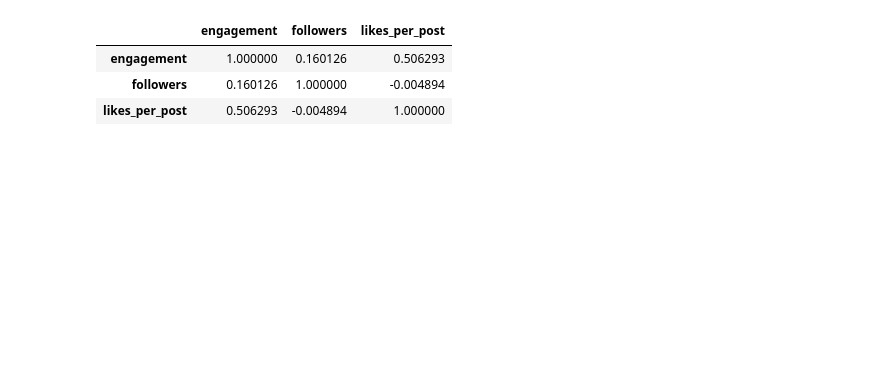
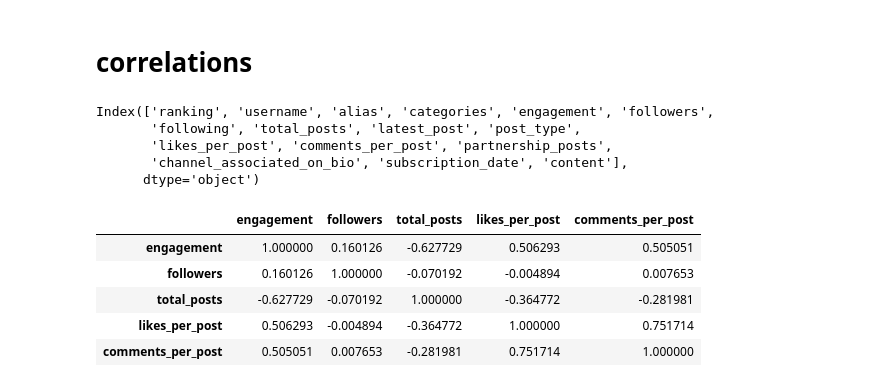
Before and after one commit to cristiana-ayres/Insta-engagement-pred, a Jupyter notebook: 7_cum_frequency.ipynb, the cells around one changed output. Drawn from its saved outputs; the diff is of its cells as text; code cells hidden in the pictures; blank space fills up the shorter version.

```diff
--- a/7_cum_frequency.ipynb
+++ b/7_cum_frequency.ipynb
@@ -9,7 +420,21 @@ data = data.head(39)
+# %% [markdown]
+# correlations
+# %%
+data.columns
+# %% [output]
+Index(['ranking', 'username', 'alias', 'categories', 'engagement', 'followers',
+       'following', 'total_posts', 'latest_post', 'post_type',
+       'likes_per_post', 'comments_per_post', 'partnership_posts',
+       'channel_associated_on_bio', 'subscription_date', 'content'],
+      dtype='object')
 # %%
-data[["engagement", "followers", "likes_per_post"]].corr()
+data[["engagement", "followers", "total_posts", "likes_per_post", "comments_per_post"]].corr()
+
+#
 # %% [output]
-|  | engagement | followers | likes_per_post |
-| engagement | 1.000000 | 0.160126 | 0.506293 |
-| followers | 0.160126 | 1.000000 | -0.004894 |
-| likes_per_post | 0.506293 | -0.004894 | 1.000000 |
+|  | engagement | followers | total_posts | likes_per_post | comments_per_post |
+| engagement | 1.000000 | 0.160126 | -0.627729 | 0.506293 | 0.505051 |
+| followers | 0.160126 | 1.000000 | -0.070192 | -0.004894 | 0.007653 |
+| total_posts | -0.627729 | -0.070192 | 1.000000 | -0.364772 | -0.281981 |
+| likes_per_post | 0.506293 | -0.004894 | -0.364772 | 1.000000 | 0.751714 |
+| comments_per_post | 0.505051 | 0.007653 | -0.281981 | 0.751714 | 1.000000 |
```
Also changed, not shown: parts of 59 cells of this notebook.
